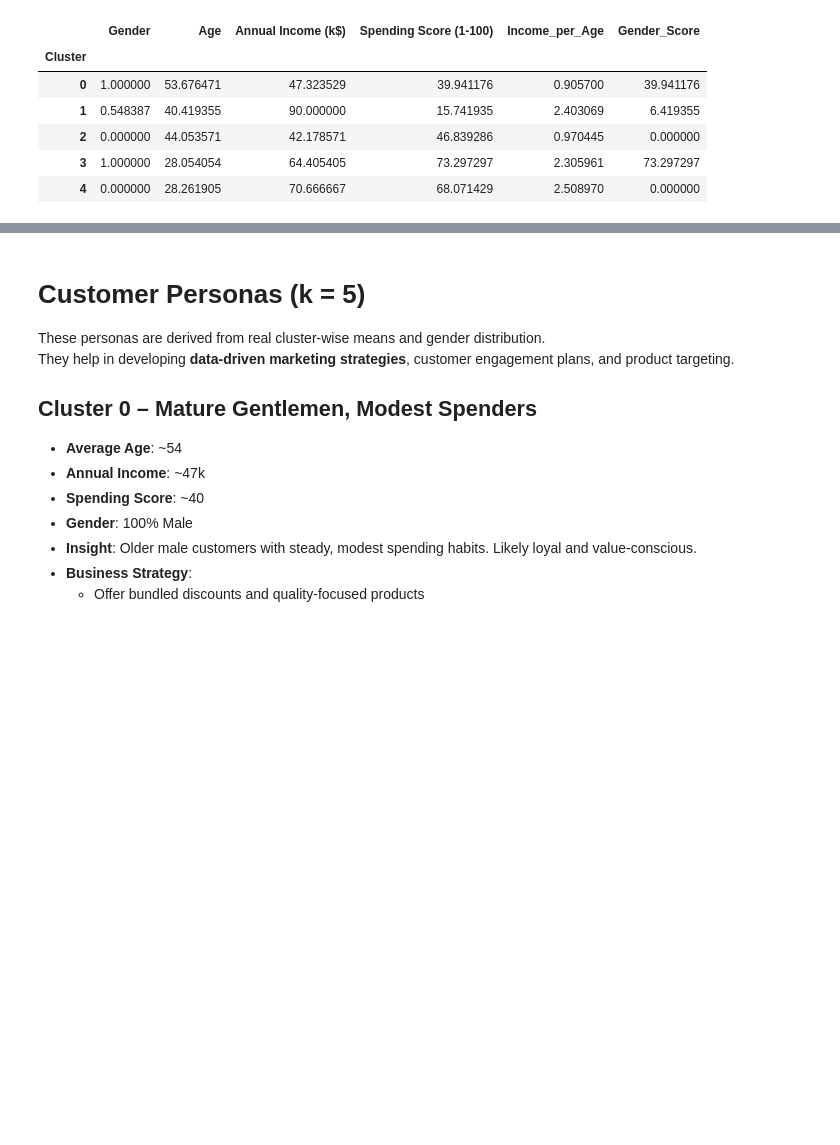
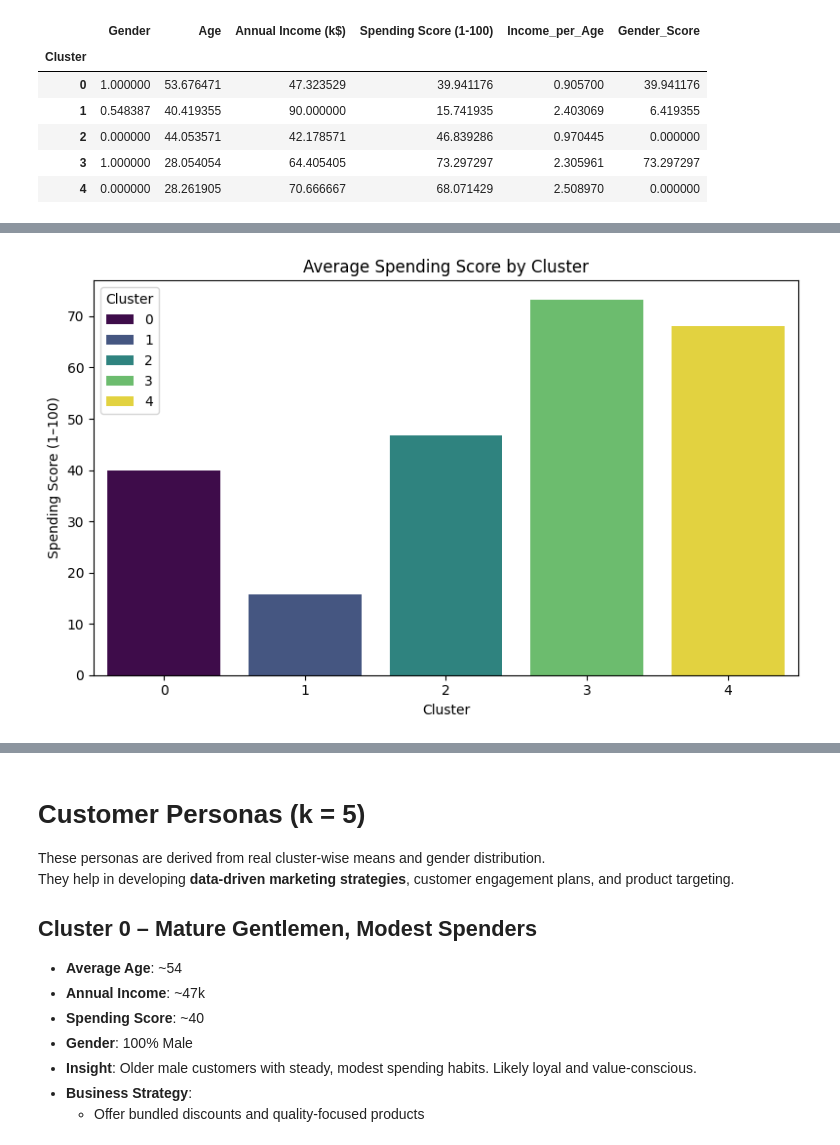
Before and after one commit to DeveshNathJha/Customer-Segmentation, a Jupyter notebook: Costomer Segmentation.ipynb, the cells around one changed output, grey strips where cells are left out. Saved outputs shown, nothing was run; the diff lists cells and outputs as text; code cells hidden in the pictures; blank space fills up the shorter version.

```diff
--- a/Costomer Segmentation.ipynb
+++ b/Costomer Segmentation.ipynb
@@ -290,0 +241,12 @@ fig.show()
+# %%
+# Average Spending Score by Cluster
+plt.figure(figsize=(8, 5))
+sns.barplot(data=cluster_profile.reset_index(), x="Cluster", y="Spending Score (1-100)", hue="Cluster", palette="viridis")
+plt.title("Average Spending Score by Cluster")
+plt.xlabel("Cluster")
+plt.ylabel("Spending Score (1–100)")
+plt.legend(title="Cluster")
+plt.tight_layout()
+plt.show()
+# %% [output]
+[figure, added]
```
Also changed, not shown: parts of 5 cells of this notebook.
